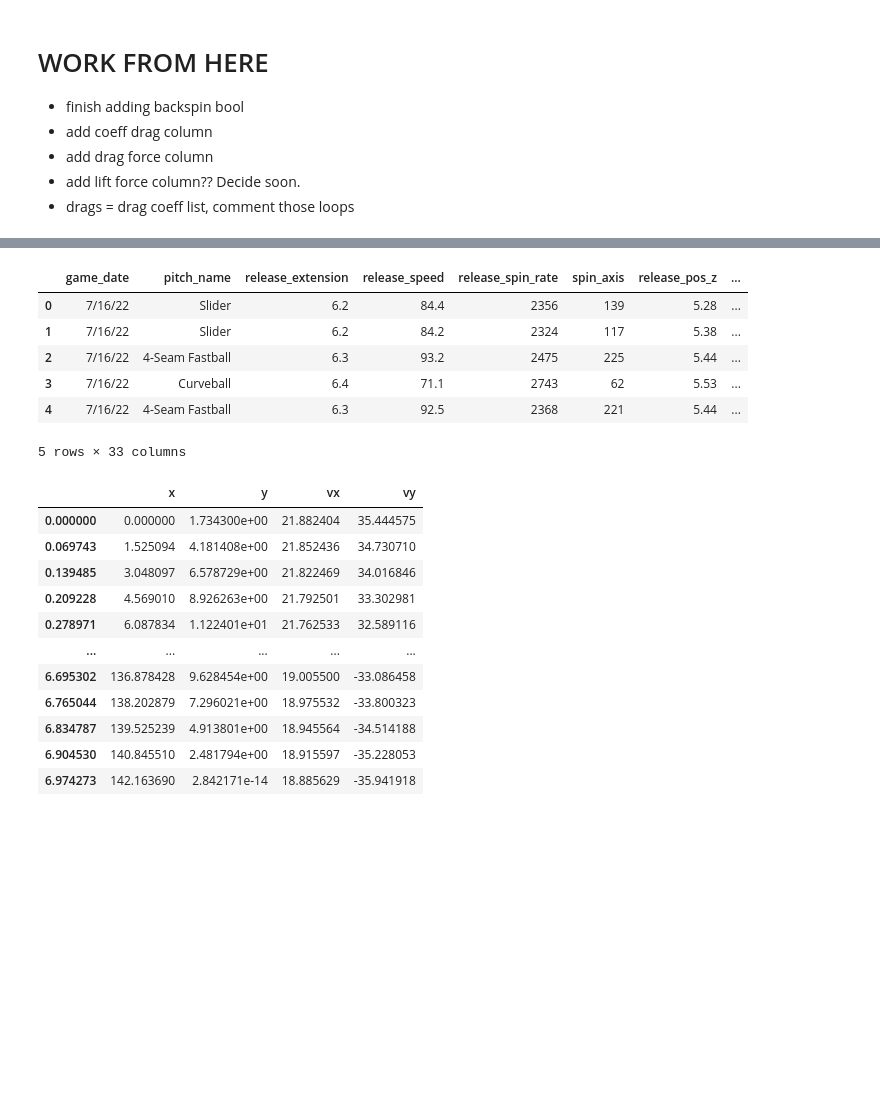
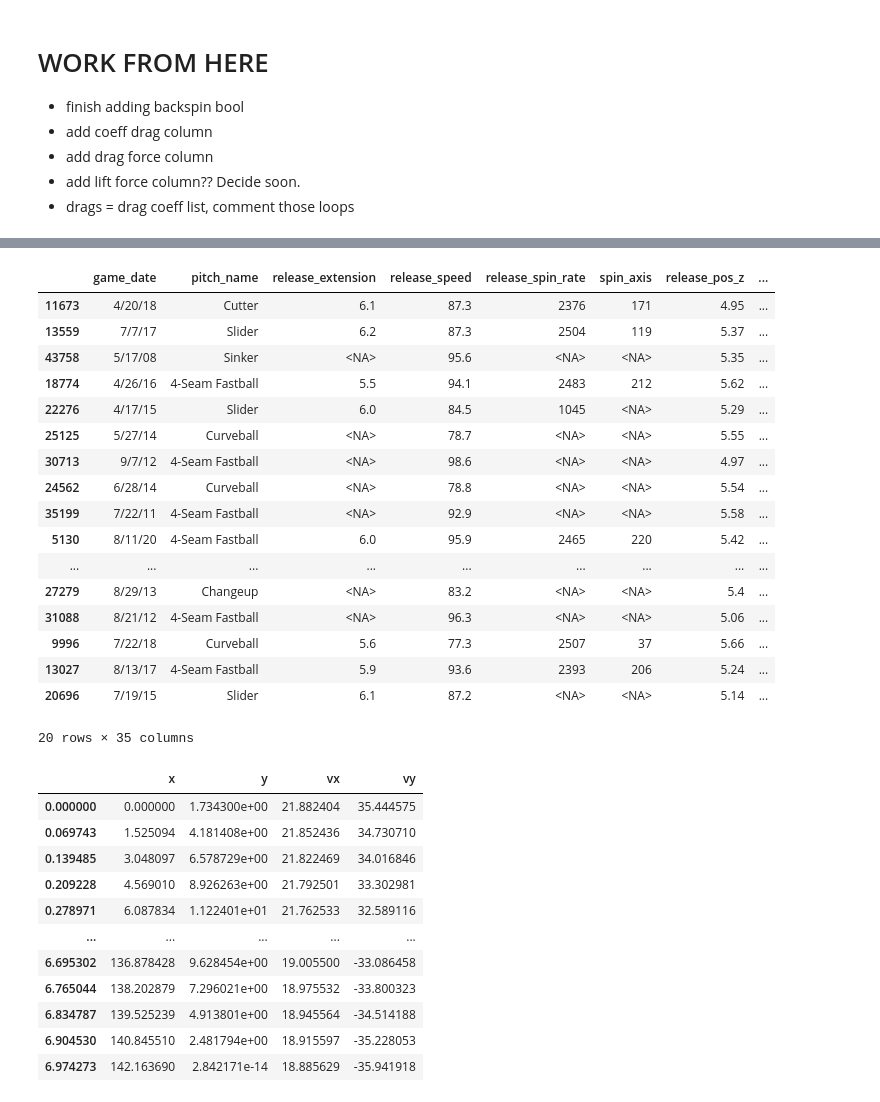
Before and after one commit to obverter/going-for-distance, a Jupyter notebook: He's Going for Distance.ipynb, the cells around one changed output, grey strips where cells are left out. Drawn from its saved outputs; the diff is of its cells as text; code cells hidden in the pictures; blank space fills up the shorter version.

```diff
--- a/He's Going for Distance.ipynb
+++ b/He's Going for Distance.ipynb
@@ -830,8 +830,8 @@ def make_system(params):
     theta = deg2rad(params.angle)
 
     # compute x and y components of velocity, id'd by our counter
-    vx = throws.iloc[count]["vx"]
-    vy = throws.iloc[count]["vy"]
+    vx = throws.iloc[throw]["vx"]
+    vy = throws.iloc[throw]["vy"]
 
     # make the initial state
     init = State(x=params.x, y=params.y, vx=vx, vy=vy)
@@ -848,10 +848,10 @@ def slope_func(t, state, system):
     mass, g = system.mass, system.g
 
     V = Vector(vx, vy)
-    a_drag = throws.iloc[count]["drag_force"]
+    a_drag = throws.iloc[throw]["drag_force"]
     # a_drag = drag_force(V, system) / mass
     a_grav = g * Vector(0, -1)
-    a_lift = throws.iloc[count]["magnus"]
+    a_lift = throws.iloc[throw]["magnus"]
 
     A = a_grav + a_drag + a_lift
 
@@ -865,0 +871,4 @@ results, details = run_solve_ivp(system, slope_func,
+# %%
+throws = throws[throws['backspin'].notna()]
+throws = throws[throws['coeff_lift'].notna()]
+len(throws)
@@ -870,24 +901,24 @@ y_dists = []
 vx_finals = []
 vy_finals = []
 final_vs = []
-for throw in tqdm(range(100)):
-    backspin = throws.loc[throw]["backspin"]
-    Cl = throws.loc[throw]["coeff_lift"]
-    Cd = throws.loc[throw]["coeff_drag"]
-    vtm = throws.loc[throw]["vt_msec"]
-    df = throws.loc[throw]["drag_force"]
-    vy = throws.loc[throw]["vy"]
-    vy = throws.loc[throw]["vx"]
+for throw in tqdm(range(len(throws))):
+    backspin = throws.iloc[throw]["backspin"]
+    Cl = throws.iloc[throw]["coeff_lift"]
+    Cd = throws.iloc[throw]["coeff_drag"]
+    vtm = throws.iloc[throw]["vt_msec"]
+    df = throws.iloc[throw]["drag_force"]
+    vy = throws.iloc[throw]["vy"]
+    vy = throws.iloc[throw]["vx"]
+
     params = Params(
         x = 0,          # m
         y = 1.7343,          # m
         angle = 45,     # degree
-        # speed = 44.34,     # m / s
         speed = vtm,     # m / s
 
         mass = 145e-3,    # kg
         diameter = 73e-3, # m
-        C_d = Cd,       # dimensionless
+        C_d = Cd,
         C_l = Cl,
 
 
@@ -929,13 +964,24 @@ ValueError: Length of values (100) does not match length of index (44002)
-# %%
-throws.head()
-# %% [output]
-|  | game_date | pitch_name | release_extension | release_speed | release_spin_rate | spin_axis | release_pos_z | ... |
-| 0 | 7/16/22 | Slider | 6.2 | 84.4 | 2356 | 139 | 5.28 | ... |
-| 1 | 7/16/22 | Slider | 6.2 | 84.2 | 2324 | 117 | 5.38 | ... |
-| 2 | 7/16/22 | 4-Seam Fastball | 6.3 | 93.2 | 2475 | 225 | 5.44 | ... |
-| 3 | 7/16/22 | Curveball | 6.4 | 71.1 | 2743 | 62 | 5.53 | ... |
-| 4 | 7/16/22 | 4-Seam Fastball | 6.3 | 92.5 | 2368 | 221 | 5.44 | ... |
-5 rows × 33 columns
+# %%
+throws.sample(20)
+# %% [output]
+|  | game_date | pitch_name | release_extension | release_speed | release_spin_rate | spin_axis | release_pos_z | ... |
+| 11673 | 4/20/18 | Cutter | 6.1 | 87.3 | 2376 | 171 | 4.95 | ... |
+| 13559 | 7/7/17 | Slider | 6.2 | 87.3 | 2504 | 119 | 5.37 | ... |
+| 43758 | 5/17/08 | Sinker | <NA> | 95.6 | <NA> | <NA> | 5.35 | ... |
+| 18774 | 4/26/16 | 4-Seam Fastball | 5.5 | 94.1 | 2483 | 212 | 5.62 | ... |
+| 22276 | 4/17/15 | Slider | 6.0 | 84.5 | 1045 | <NA> | 5.29 | ... |
+| 25125 | 5/27/14 | Curveball | <NA> | 78.7 | <NA> | <NA> | 5.55 | ... |
+| 30713 | 9/7/12 | 4-Seam Fastball | <NA> | 98.6 | <NA> | <NA> | 4.97 | ... |
+| 24562 | 6/28/14 | Curveball | <NA> | 78.8 | <NA> | <NA> | 5.54 | ... |
+| 35199 | 7/22/11 | 4-Seam Fastball | <NA> | 92.9 | <NA> | <NA> | 5.58 | ... |
+| 5130 | 8/11/20 | 4-Seam Fastball | 6.0 | 95.9 | 2465 | 220 | 5.42 | ... |
+| ... | ... | ... | ... | ... | ... | ... | ... | ... |
+| 27279 | 8/29/13 | Changeup | <NA> | 83.2 | <NA> | <NA> | 5.4 | ... |
+| 31088 | 8/21/12 | 4-Seam Fastball | <NA> | 96.3 | <NA> | <NA> | 5.06 | ... |
+| 9996 | 7/22/18 | Curveball | 5.6 | 77.3 | 2507 | 37 | 5.66 | ... |
+| 13027 | 8/13/17 | 4-Seam Fastball | 5.9 | 93.6 | 2393 | 206 | 5.24 | ... |
+| 20696 | 7/19/15 | Slider | 6.1 | 87.2 | <NA> | <NA> | 5.14 | ... |
+20 rows × 35 columns
 # %%
 results
 # %% [output]
```
Also changed, not shown: parts of 15 cells of this notebook.
